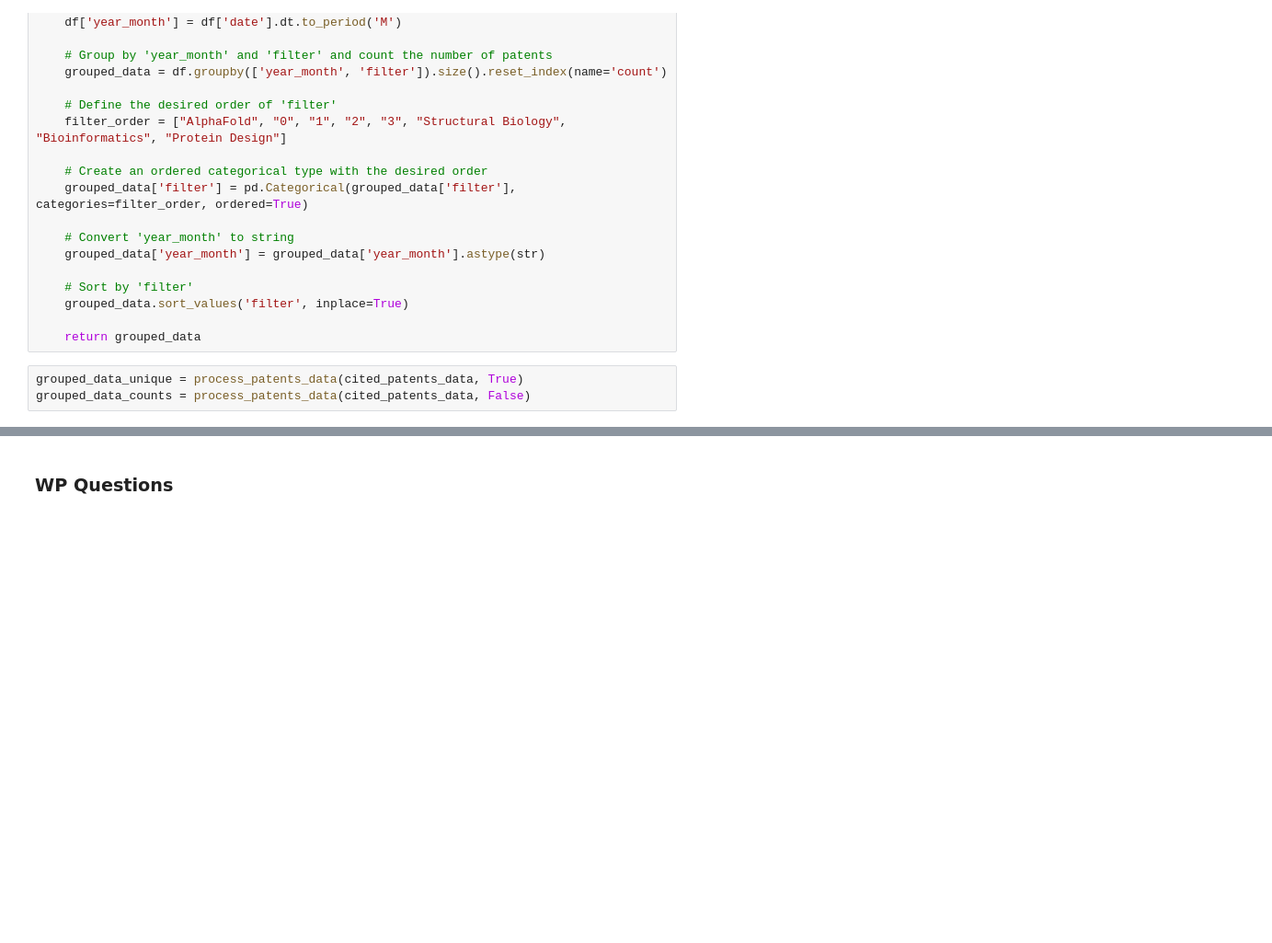
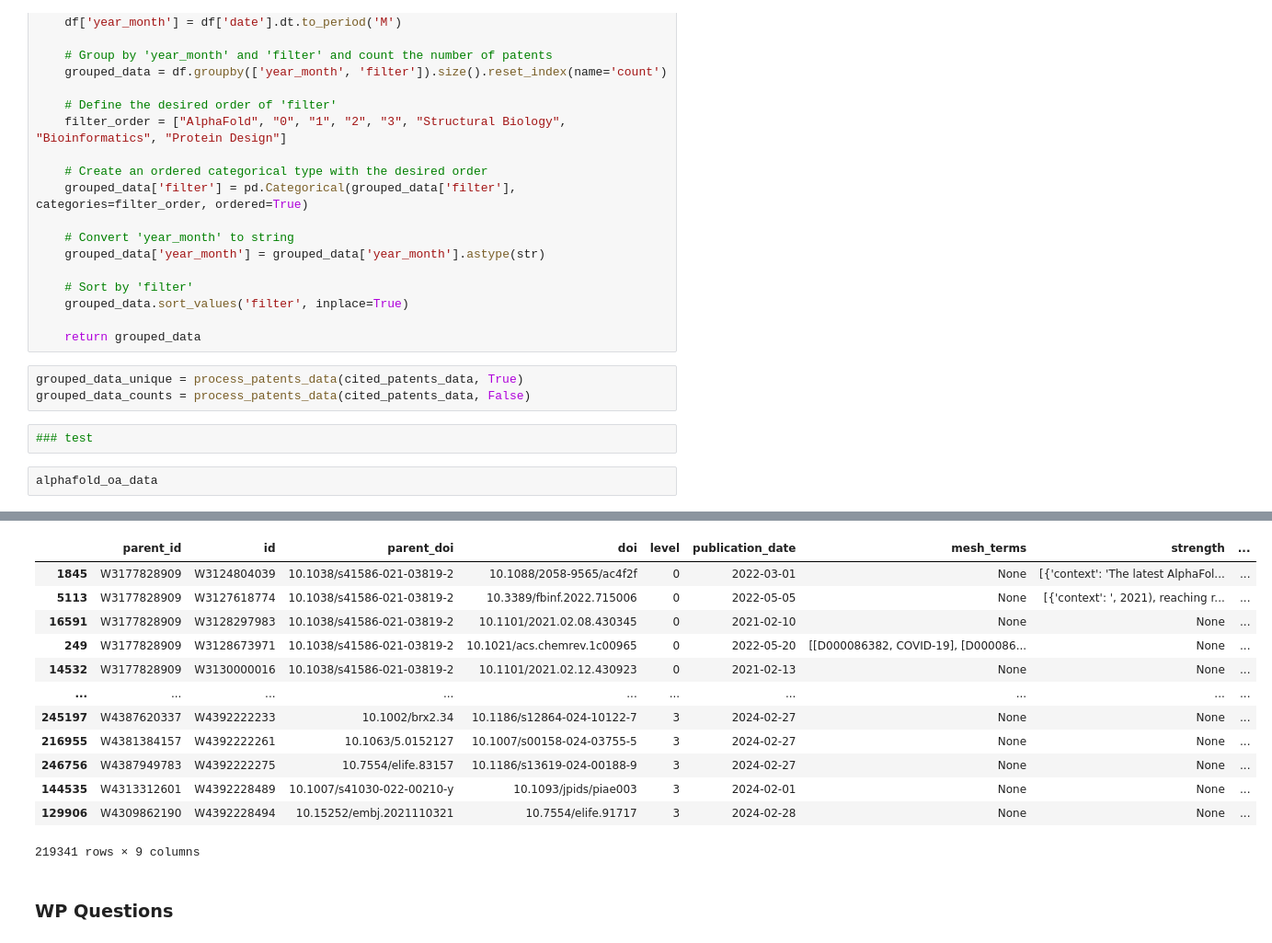
Before and after one commit to innovation-growth-lab/alphafold-impact, a Jupyter notebook: notebooks/exploration_wp1.ipynb, the cells around one changed output, grey strips where cells are left out. Shown at 92% size. Saved outputs shown, nothing was run; the diff lists cells and outputs as text; blank space fills up the shorter version.

```diff
--- a/notebooks/exploration_wp1.ipynb
+++ b/notebooks/exploration_wp1.ipynb
@@ -594,3 +639,8 @@ def process_patents_data(df, drop_duplicates):
 # %%
 grouped_data_unique = process_patents_data(cited_patents_data, True)
 grouped_data_counts = process_patents_data(cited_patents_data, False)
+# %%
+### test
+# %%
+alphafold_oa_data
+# %% [output]
@@ -597,3 +648,16 @@ grouped_data_counts = process_patents_data(cited_patents_data, False)
+|  | parent_id | id | parent_doi | doi | level | publication_date | mesh_terms | strength | ... |
+| 1845 | W3177828909 | W3124804039 | 10.1038/s41586-021-03819-2 | 10.1088/2058-9565/ac4f2f | 0 | 2022-03-01 | None | [{'context': 'The latest AlphaFol... | ... |
+| 5113 | W3177828909 | W3127618774 | 10.1038/s41586-021-03819-2 | 10.3389/fbinf.2022.715006 | 0 | 2022-05-05 | None | [{'context': ', 2021), reaching r... | ... |
+| 16591 | W3177828909 | W3128297983 | 10.1038/s41586-021-03819-2 | 10.1101/2021.02.08.430345 | 0 | 2021-02-10 | None | None | ... |
+| 249 | W3177828909 | W3128673971 | 10.1038/s41586-021-03819-2 | 10.1021/acs.chemrev.1c00965 | 0 | 2022-05-20 | [[D000086382, COVID-19], [D000086... | None | ... |
+| 14532 | W3177828909 | W3130000016 | 10.1038/s41586-021-03819-2 | 10.1101/2021.02.12.430923 | 0 | 2021-02-13 | None | None | ... |
+| ... | ... | ... | ... | ... | ... | ... | ... | ... | ... |
+| 245197 | W4387620337 | W4392222233 | 10.1002/brx2.34 | 10.1186/s12864-024-10122-7 | 3 | 2024-02-27 | None | None | ... |
+| 216955 | W4381384157 | W4392222261 | 10.1063/5.0152127 | 10.1007/s00158-024-03755-5 | 3 | 2024-02-27 | None | None | ... |
+| 246756 | W4387949783 | W4392222275 | 10.7554/elife.83157 | 10.1186/s13619-024-00188-9 | 3 | 2024-02-27 | None | None | ... |
+| 144535 | W4313312601 | W4392228489 | 10.1007/s41030-022-00210-y | 10.1093/jpids/piae003 | 3 | 2024-02-01 | None | None | ... |
+| 129906 | W4309862190 | W4392228494 | 10.15252/embj.2021110321 | 10.7554/elife.91717 | 3 | 2024-02-28 | None | None | ... |
+219341 rows × 9 columns
 # %% [markdown]
 ### WP Questions
 # %% [markdown]
```
Also changed, not shown: parts of 41 cells of this notebook, 5 other files.
